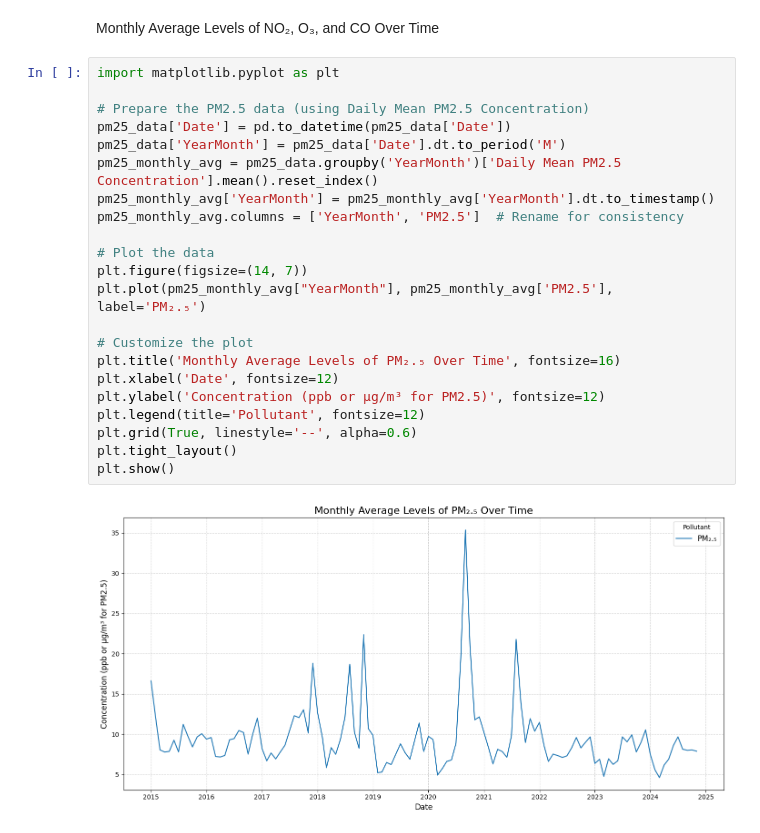
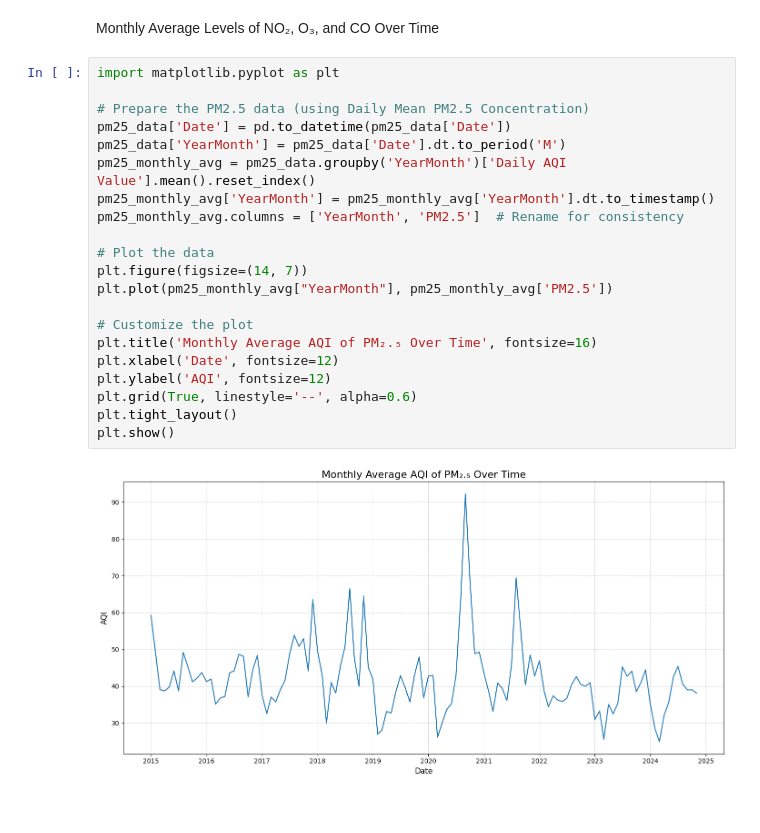
Before and after one commit to ashkren/eda_final_project, a Jupyter notebook: eda_final_project.ipynb, the cells around one changed output. Drawn from its saved outputs; the diff is of its cells as text.

Commit message:
Fixed graphs

```diff
--- a/eda_final_project.ipynb
+++ b/eda_final_project.ipynb
@@ -310,24 +235,23 @@ Monthly Average Levels of NO₂, O₃, and CO Over Time
 # %%
 import matplotlib.pyplot as plt
 
 # Prepare the PM2.5 data (using Daily Mean PM2.5 Concentration)
 pm25_data['Date'] = pd.to_datetime(pm25_data['Date'])
 pm25_data['YearMonth'] = pm25_data['Date'].dt.to_period('M')
-pm25_monthly_avg = pm25_data.groupby('YearMonth')['Daily Mean PM2.5 Concentration'].mean().reset_index()
+pm25_monthly_avg = pm25_data.groupby('YearMonth')['Daily AQI Value'].mean().reset_index()
 pm25_monthly_avg['YearMonth'] = pm25_monthly_avg['YearMonth'].dt.to_timestamp()
 pm25_monthly_avg.columns = ['YearMonth', 'PM2.5']  # Rename for consistency
 
 # Plot the data
 plt.figure(figsize=(14, 7))
-plt.plot(pm25_monthly_avg["YearMonth"], pm25_monthly_avg['PM2.5'], label='PM₂.₅')
+plt.plot(pm25_monthly_avg["YearMonth"], pm25_monthly_avg['PM2.5'])
 
 # Customize the plot
-plt.title('Monthly Average Levels of PM₂.₅ Over Time', fontsize=16)
+plt.title('Monthly Average AQI of PM₂.₅ Over Time', fontsize=16)
 plt.xlabel('Date', fontsize=12)
-plt.ylabel('Concentration (ppb or µg/m³ for PM2.5)', fontsize=12)
-plt.legend(title='Pollutant', fontsize=12)
+plt.ylabel('AQI', fontsize=12)
 plt.grid(True, linestyle='--', alpha=0.6)
 plt.tight_layout()
 plt.show()
 # %% [output]
-[figure, old version]
+[figure, new version]
```
Also changed, not shown: parts of 6 cells of this notebook.
